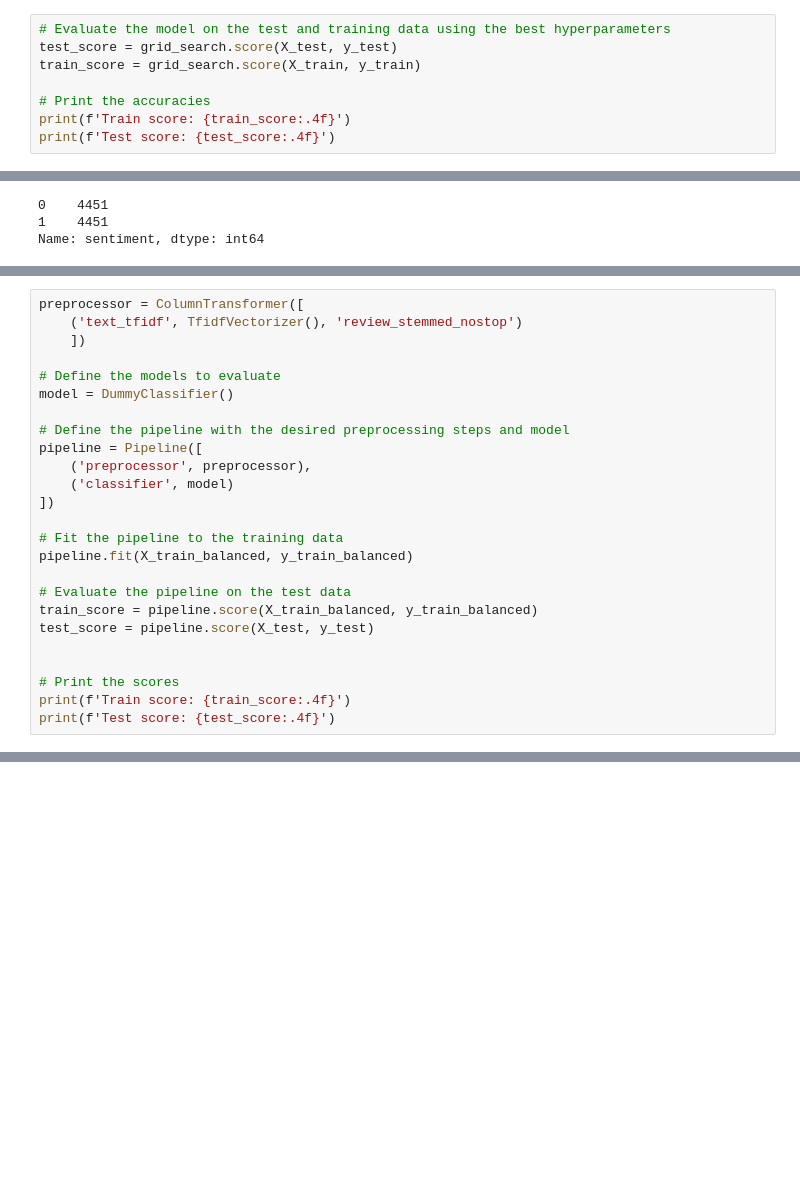
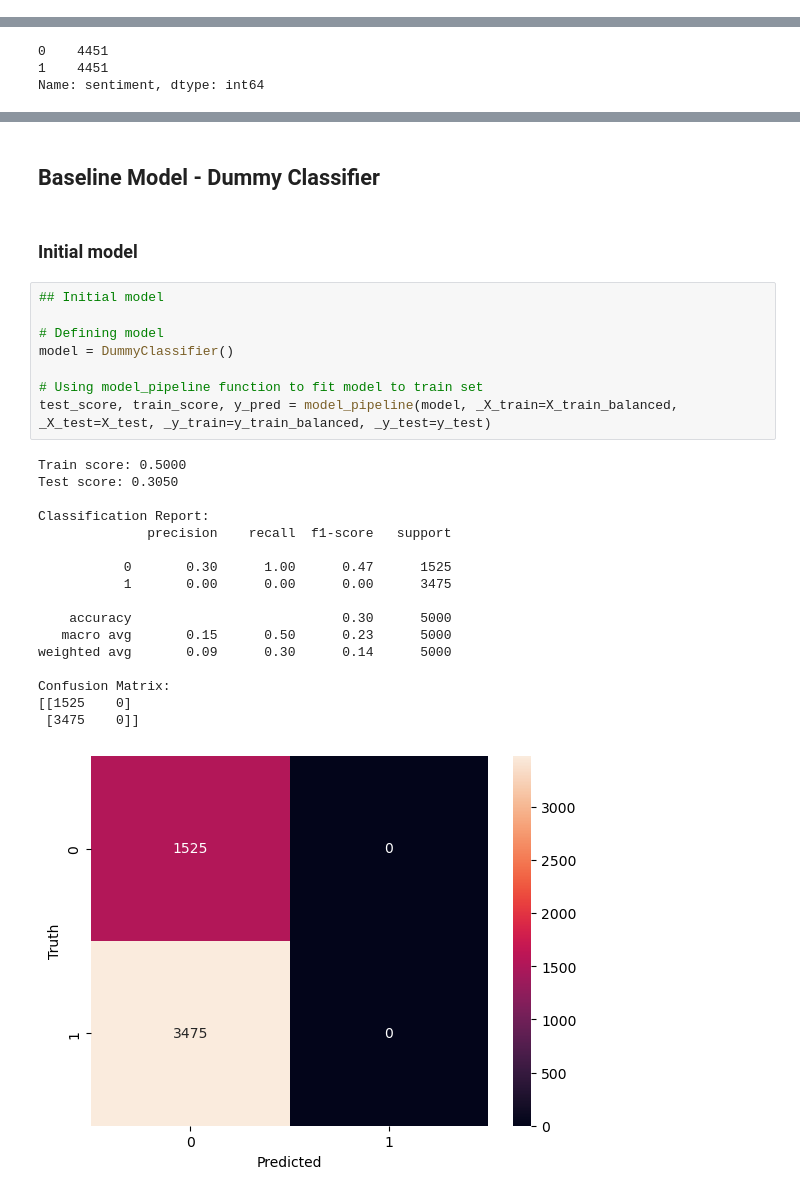
Before and after one commit to helenaglaring/AIML, a Jupyter notebook: AIML_drug_review.ipynb, the cells around one changed output, grey strips where cells are left out. Drawn from its saved outputs; the diff is of its cells as text; blank space fills up the shorter version.

Commit message:
modified:   AIML_drug_review.ipynb new file:   Archive.ipynb

```diff
--- a/AIML_drug_review.ipynb
+++ b/AIML_drug_review.ipynb
@@ -1416,8 +1186,0 @@ Best hyperparameters:  {'classifier__strategy': 'most_frequent', 'preprocessor__
-# %%
-# Evaluate the model on the test and training data using the best hyperparameters
-test_score = grid_search.score(X_test, y_test)
-train_score = grid_search.score(X_train, y_train)
-
-# Print the accuracies
-print(f'Train score: {train_score:.4f}')
-print(f'Test score: {test_score:.4f}')
@@ -1461,25 +1207,0 @@ Name: sentiment, dtype: int64
-# %%
-preprocessor = ColumnTransformer([
-    ('text_tfidf', TfidfVectorizer(), 'review_stemmed_nostop')
-    ])
-
-# Define the models to evaluate
-model = DummyClassifier()
-
-# Define the pipeline with the desired preprocessing steps and model
-pipeline = Pipeline([
-    ('preprocessor', preprocessor),
-    ('classifier', model)
-])
-
-# Fit the pipeline to the training data
-pipeline.fit(X_train_balanced, y_train_balanced)
-
-# Evaluate the pipeline on the test data
-train_score = pipeline.score(X_train_balanced, y_train_balanced)
-test_score = pipeline.score(X_test, y_test)
-
-
-# Print the scores
-print(f'Train score: {train_score:.4f}')
-print(f'Test score: {test_score:.4f}')
@@ -1504 +1375,31 @@ weighted avg       0.09      0.30      0.14      5000
+# %% [markdown]
+## Baseline Model - Dummy Classifier
+# %% [markdown]
+### Initial model
+# %%
+## Initial model
+
+# Defining model
+model = DummyClassifier()
+
+# Using model_pipeline function to fit model to train set
+test_score, train_score, y_pred = model_pipeline(model, _X_train=X_train_balanced, _X_test=X_test, _y_train=y_train_balanced, _y_test=y_test)
+# %% [output]
+Train score: 0.5000
+Test score: 0.3050
+
+Classification Report:
+              precision    recall  f1-score   support
+
+           0       0.30      1.00      0.47      1525
+           1       0.00      0.00      0.00      3475
+
+    accuracy                           0.30      5000
+   macro avg       0.15      0.50      0.23      5000
+weighted avg       0.09      0.30      0.14      5000
+
+Confusion Matrix:
+[[1525    0]
+ [3475    0]]
+[figure, added]
 # %% [markdown]
```
Also changed, not shown: parts of 43 cells of this notebook, 1 other file.
